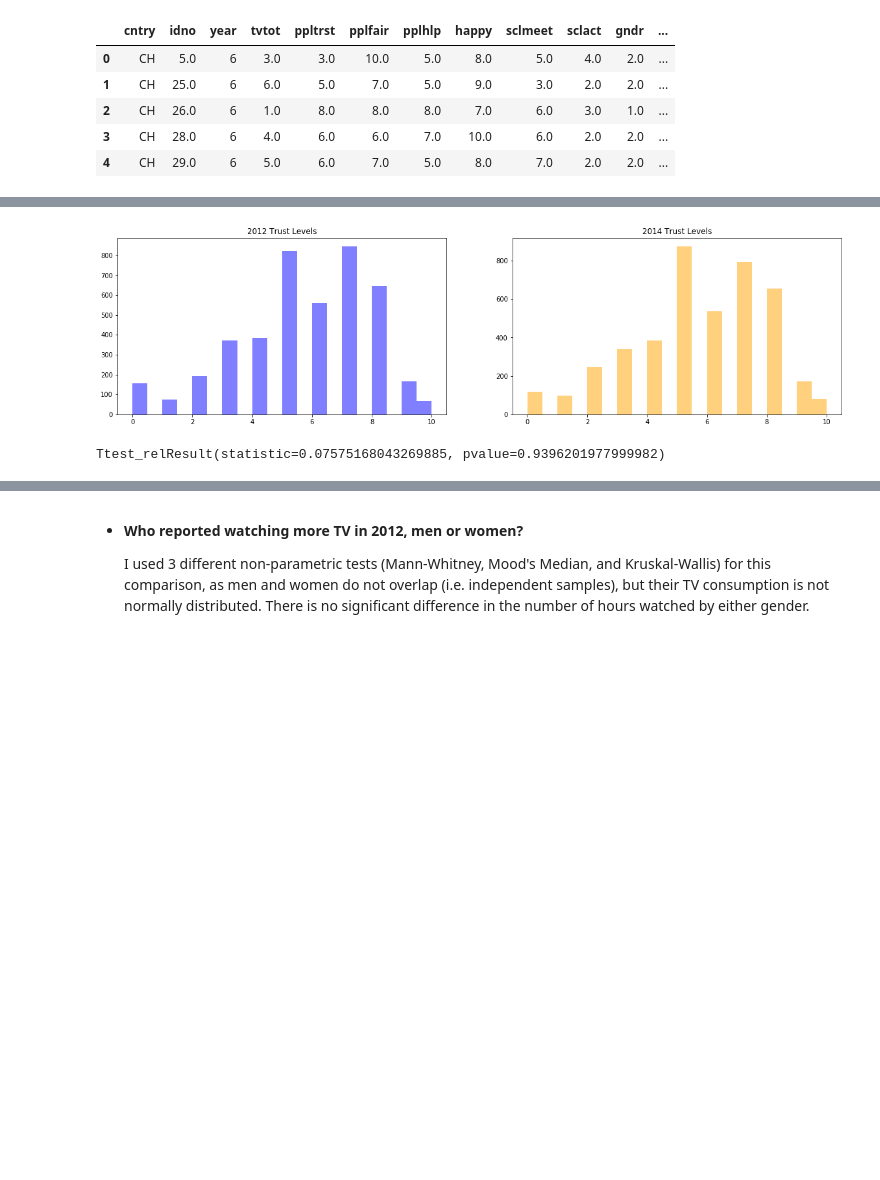
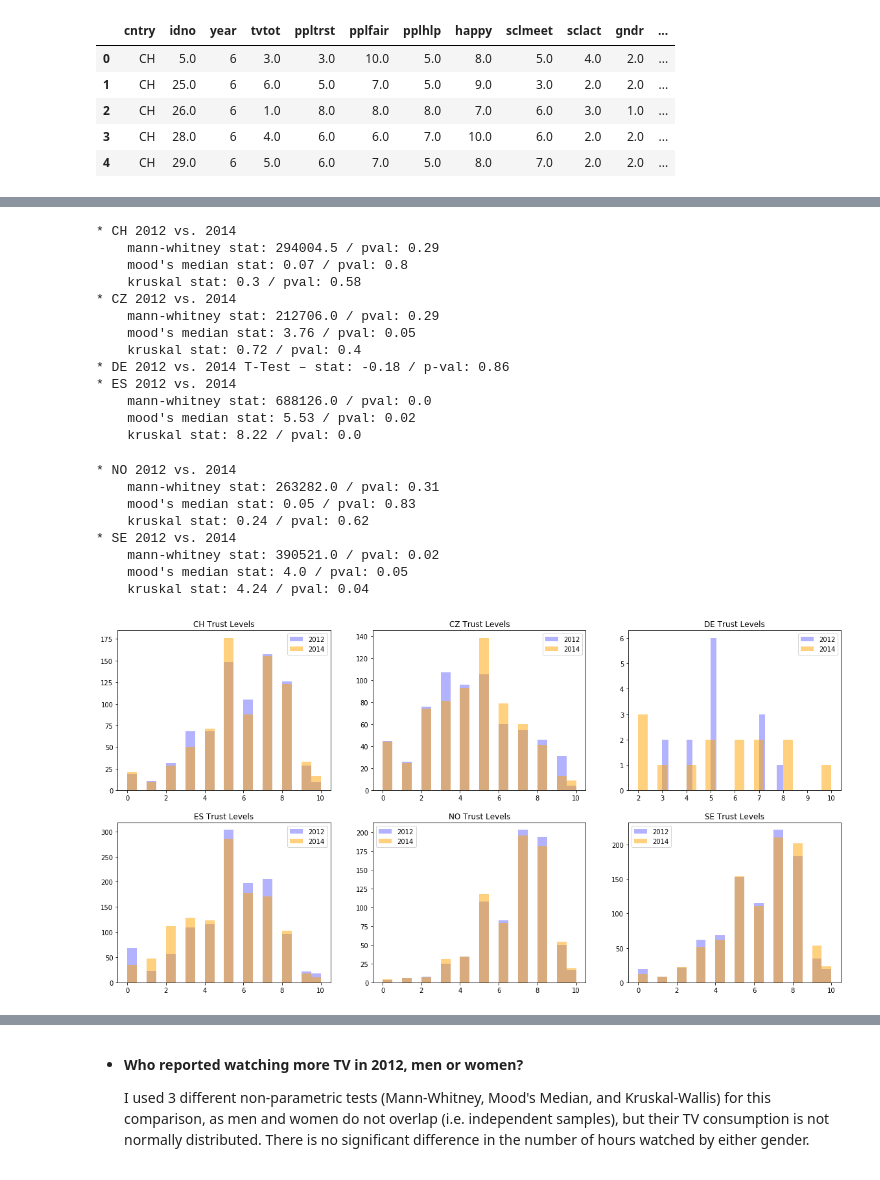
Before and after one commit to esthersweon/thinkful, a Jupyter notebook: main/unit_5/lesson_5_project_4.ipynb, the cells around one changed output, grey strips where cells are left out. Drawn from its saved outputs; the diff is of its cells as text; code cells hidden in the pictures; blank space fills up the shorter version.

```diff
--- a/main/unit_5/lesson_5_project_4.ipynb
+++ b/main/unit_5/lesson_5_project_4.ipynb
@@ -34,23 +38,61 @@ For each question, explain why you chose the approach you did. In this dataset,
-# %%
-yr_12_trust = df[df['year'] == 6]['ppltrst']
-yr_14_trust = df[df['year'] == 7]['ppltrst']
-
-plt.figure(figsize=(20,5))
-
-plt.subplot(1, 2, 1)
-plt.hist(yr_12_trust.dropna(), bins=20, alpha=0.5, color='blue')
-plt.title('2012 Trust Levels')
-
-plt.subplot(1, 2, 2)
-plt.hist(yr_14_trust.dropna(), bins=20, alpha=0.5, color='orange')
-plt.title('2014 Trust Levels')
-
-plt.show()
-
-ttest_rel(yr_12_trust, yr_14_trust, nan_policy='omit')
-# %% [output]
-[figure, removed]
-Ttest_relResult(statistic=0.07575168043269885, pvalue=0.9396201977999982)
+# %%
+plt.figure(figsize=(20,10))
+
+def is_normally_distributed(alpha):
+    return alpha > 0.05
+
+for idx, cntry in enumerate(df['cntry'].unique()):
+    yr_12_trust = df.query('year == 6 and cntry == "' + cntry + '"')['ppltrst']
+    yr_14_trust = df.query('year == 7 and cntry == "' + cntry + '"')['ppltrst']
+
+    norm_12_res = normaltest(yr_12_trust, nan_policy='omit')
+    norm_14_res = normaltest(yr_14_trust, nan_policy='omit')
+
+    if is_normally_distributed(norm_12_res.pvalue) and is_normally_distributed(norm_14_res.pvalue):
+        ttest_res = ttest_rel(yr_12_trust, yr_14_trust, nan_policy='omit')
+        print('*', cntry, '2012 vs. 2014 T-Test – stat:', round(ttest_res.statistic, 2), '/ p-val:', round(ttest_res.pvalue, 2))
+    else:
+        print('*', cntry, '2012 vs. 2014')
+        for name, test in {'mann-whitney': mannwhitneyu, "mood's median": median_test, 'kruskal': kruskal}.items():
+            if hasattr(test(yr_12_trust, yr_14_trust), 'pvalue'):
+                if name == 'kruskal':
+                    test_res = test(yr_12_trust, yr_14_trust, nan_policy='omit')
+                else:
+                    test_res = test(yr_12_trust, yr_14_trust)
+                print('   ', name, 'stat:', round(test_res.statistic, 2), '/ pval:', round(test_res.pvalue, 2))
+            else:
+                test_res = test(yr_12_trust, yr_14_trust, nan_policy='omit')
+                print('   ', name, 'stat:', round(test_res[0], 2), '/ pval:', round(test_res[1], 2))
+    plt.subplot(2, 3, idx + 1)
+    plt.hist(yr_12_trust.dropna(), bins=20, alpha=0.3, color='blue', label='2012')
+    plt.hist(yr_14_trust.dropna(), bins=20, alpha=0.5, color='orange', label='2014')
+    plt.legend()
+    plt.title(cntry + ' Trust Levels')
+
+plt.show()
+# %% [output]
+* CH 2012 vs. 2014
+    mann-whitney stat: 294004.5 / pval: 0.29
+    mood's median stat: 0.07 / pval: 0.8
+    kruskal stat: 0.3 / pval: 0.58
+* CZ 2012 vs. 2014
+    mann-whitney stat: 212706.0 / pval: 0.29
+    mood's median stat: 3.76 / pval: 0.05
+    kruskal stat: 0.72 / pval: 0.4
+* DE 2012 vs. 2014 T-Test – stat: -0.18 / p-val: 0.86
+* ES 2012 vs. 2014
+    mann-whitney stat: 688126.0 / pval: 0.0
+    mood's median stat: 5.53 / pval: 0.02
+    kruskal stat: 8.22 / pval: 0.0
+* NO 2012 vs. 2014
+    mann-whitney stat: 263282.0 / pval: 0.31
+    mood's median stat: 0.05 / pval: 0.83
+    kruskal stat: 0.24 / pval: 0.62
+* SE 2012 vs. 2014
+    mann-whitney stat: 390521.0 / pval: 0.02
+    mood's median stat: 4.0 / pval: 0.05
+    kruskal stat: 4.24 / pval: 0.04
+[figure, added]
 # %% [markdown]
 - __Did people become happier from 2012 to 2014? Compute results for each country in the sample.__
 
```
Also changed, not shown: parts of 12 cells of this notebook, 1 other file.
